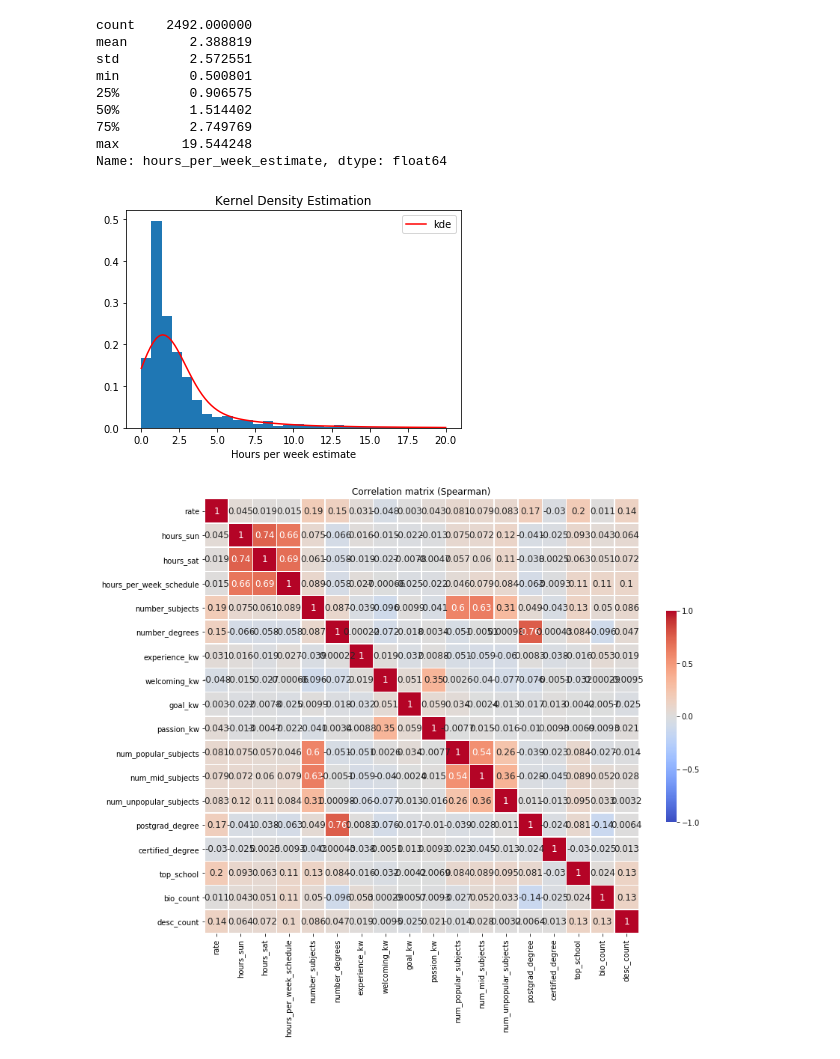
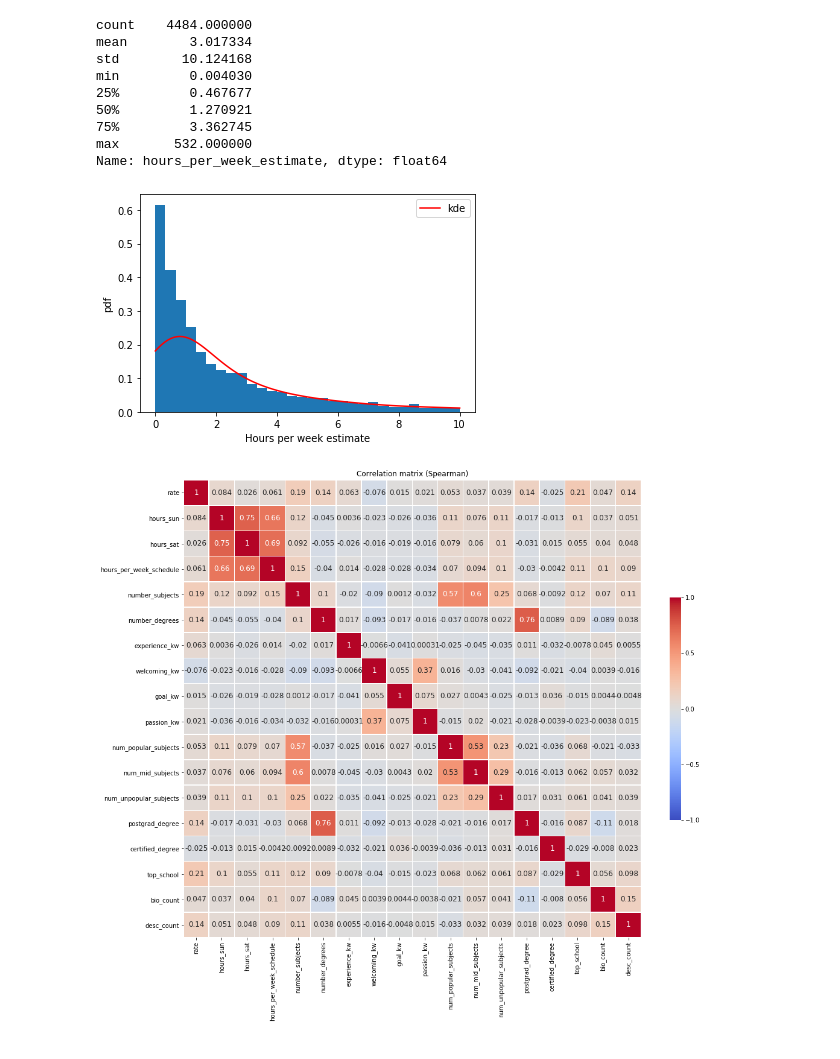
Before and after one commit to vijayoct27/tutor_prediction, a Jupyter notebook: tutor_demand.ipynb, the cells around one changed output. Cells and saved outputs as stored; diff of their text form; code cells hidden in the pictures.

```diff
--- a/tutor_demand.ipynb
+++ b/tutor_demand.ipynb
@@ -35,37 +35,37 @@ df_nlp = pd.read_csv('tutor_nlp.csv')
 df_eng = pd.concat([df_eng, df_nlp], axis=1)
 
 # cuts on targets
-df_eng = df_eng.loc[df_eng[df_eng['hours_per_week_estimate'] < 20].index]
-df_eng = df_eng.loc[df_eng[df_eng['hours_per_week_estimate'] > 0.5].index]
-df_eng = df_eng.loc[df_eng[df_eng['hours_tutor'] <= 1000].index]
+#df_eng = df_eng.loc[df_eng[df_eng['hours_per_week_estimate'] < 20].index]
+#df_eng = df_eng.loc[df_eng[df_eng['hours_per_week_estimate'] > 0.5].index]
+#df_eng = df_eng.loc[df_eng[df_eng['hours_tutor'] <= 1000].index]
 
-df_eng = df_eng.loc[df_eng[df_eng['rate'] <= 200].index]
-df_eng = df_eng.loc[df_eng[df_eng['rate'] >= 20].index]
+#df_eng = df_eng.loc[df_eng[df_eng['rate'] <= 200].index]
+#df_eng = df_eng.loc[df_eng[df_eng['rate'] >= 20].index]
 # %%
 df_eng['hours_per_week_estimate'].describe()
 # %% [output]
-count    2492.000000
-mean        2.388819
-std         2.572551
-min         0.500801
-25%         0.906575
-50%         1.514402
-75%         2.749769
-max        19.544248
+count    4484.000000
+mean        3.017334
+std        10.124168
+min         0.004030
+25%         0.467677
+50%         1.270921
+75%         3.362745
+max       532.000000
 Name: hours_per_week_estimate, dtype: float64
 # %%
-plt.hist(df_eng.hours_per_week_estimate, bins=30, range=(0,20), density=True)
+plt.hist(df_eng.hours_per_week_estimate, bins=30, range=(0,10), density=True)
 plt.xlabel('Hours per week estimate')
-gkde = stats.gaussian_kde(df_eng.hours_per_week_estimate, bw_method = 0.5, weights=None)
-ind = np.linspace(0,20,101)
+gkde = stats.gaussian_kde(df_eng.hours_per_week_estimate, bw_method = 0.1, weights=None)
+ind = np.linspace(0,10,101)
 kdepdf = gkde.evaluate(ind)
 #plt.figure()
 plt.plot(ind, kdepdf, label='kde', color="r")
-plt.title('Kernel Density Estimation')
+plt.ylabel('pdf')
 plt.legend()
 plt.show()
 # %% [output]
-[figure, old version]
+[figure, new version]
 # %%
 def string_to_list(i):
     x = i.replace('[', '').replace(']', '').replace('\'', '').split(',')
@@ -195,7 +195,7 @@ features = X.columns
 # %%
 # Plot Spearman Correlation matrix
 
-fig, ax = plt.subplots(figsize=(13, 13))
+fig, ax = plt.subplots(figsize=(17, 17))
 
 spearman_corr = pd.DataFrame(spearmanr(X).correlation, index=features, columns=features)
 
@@ -214,7 +214,7 @@ ax.set_xticklabels(spearman_corr.columns)
 ax.set_title('Correlation matrix (Spearman)')
 sns.set_style({'xtick.bottom': True}, {'ytick.left': True})
 # %% [output]
-[figure, old version]
+[figure, new version]
 # %%
 X_train, X_test, y_train, y_test = train_test_split(X, y_log, test_size=0.2, random_state=0)
 model = Ridge(alpha=1e-2).fit(X_train, y_train)
```
Also changed, not shown: parts of 16 cells of this notebook, 5 other files.
